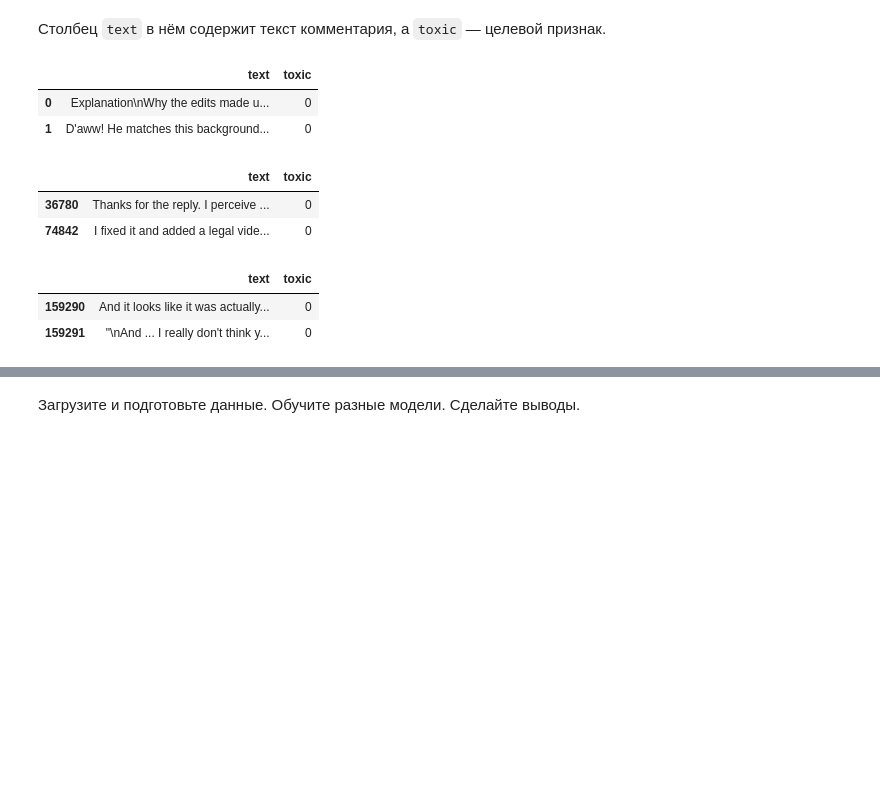
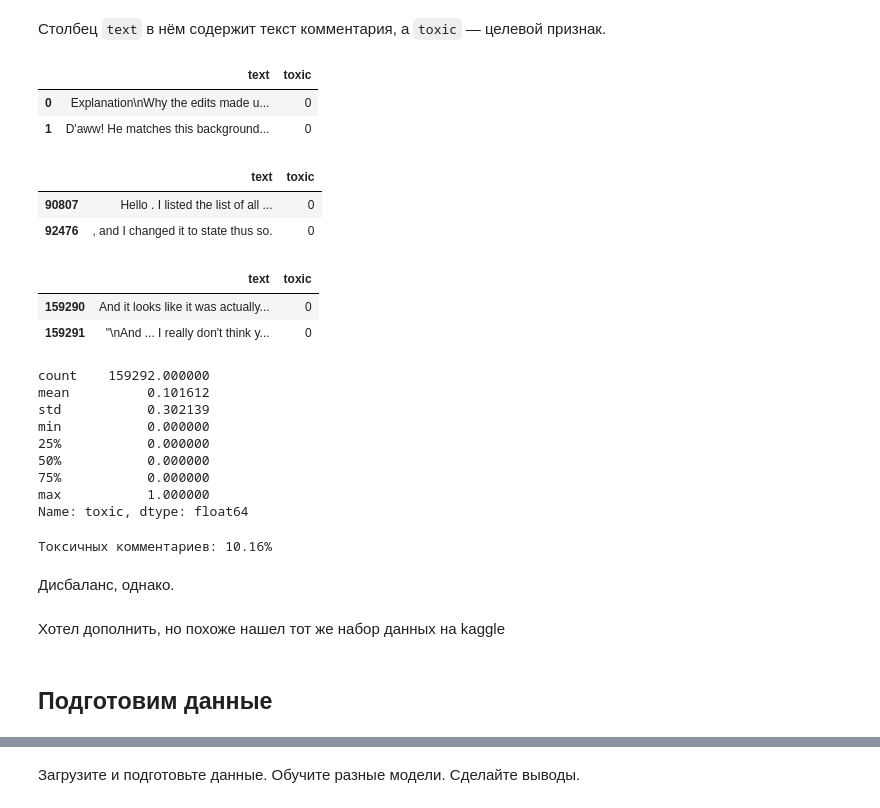
Before and after one commit to zabelin-ds/practicum, a Jupyter notebook: 13_project/13_project.ipynb, the cells around one changed output, grey strips where cells are left out. Cells and saved outputs as stored; diff of their text form; code cells hidden in the pictures; blank space fills up the shorter version.

```diff
--- a/13_project/13_project.ipynb
+++ b/13_project/13_project.ipynb
@@ -98,17 +75,41 @@ except FileNotFoundError:
 # %%
 display(
     comments_df.head(2),
     comments_df.sample(2),
-    comments_df.tail(2)
-
+    comments_df.tail(2),
+    comments_df['toxic'].describe(),
 )
 # %% [output]
 |  | text | toxic |
 | 0 | Explanation\nWhy the edits made u... | 0 |
 | 1 | D'aww! He matches this background... | 0 |
 |  | text | toxic |
-| 36780 | Thanks for the reply. I perceive ... | 0 |
-| 74842 | I fixed it and added a legal vide... | 0 |
+| 90807 | Hello . I listed the list of all ... | 0 |
+| 92476 | , and I changed it to state thus so. | 0 |
 |  | text | toxic |
 | 159290 | And it looks like it was actually... | 0 |
 | 159291 | "\nAnd ... I really don't think y... | 0 |
+count    159292.000000
+mean          0.101612
+std           0.302139
+min           0.000000
+25%           0.000000
+50%           0.000000
+75%           0.000000
+max           1.000000
+Name: toxic, dtype: float64
+# %%
+print(
+    'Токсичных комментариев: {:.2%}'.format(
+            len(comments_df.loc[comments_df['toxic'] == 1].index)
+            / len(comments_df.index)
+        )
+)
+# %% [output]
+Токсичных комментариев: 10.16%
+# %% [markdown]
+Дисбаланс, однако.
+# %% [markdown]
+Хотел дополнить, но похоже нашел тот же набор данных на kaggle
+# %% [markdown]
+## Подготовим данные
```
Also changed, not shown: parts of 57 cells of this notebook, 7 other files.
